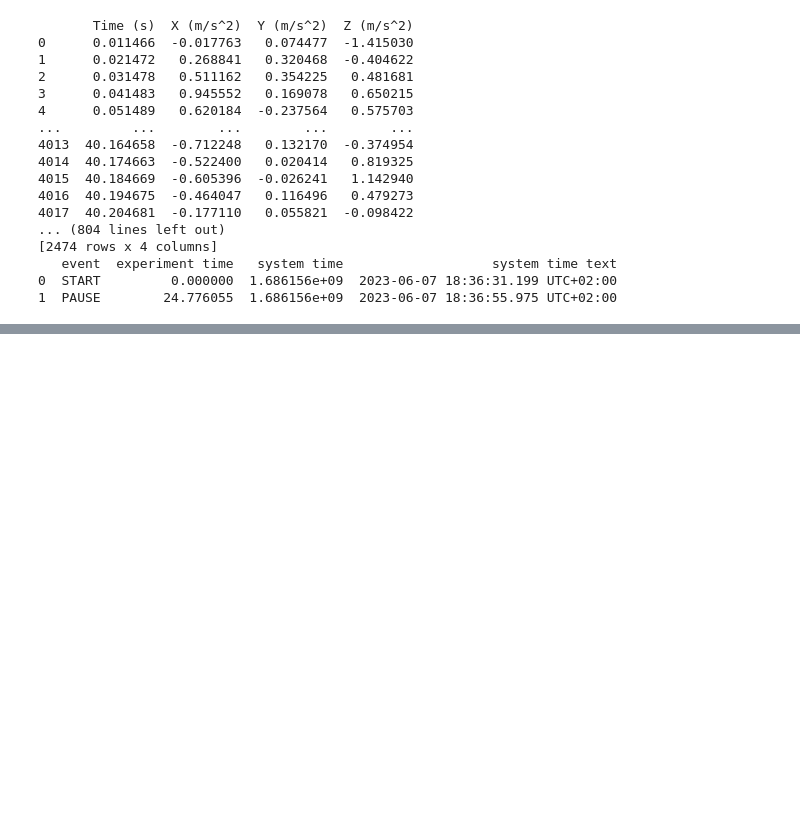
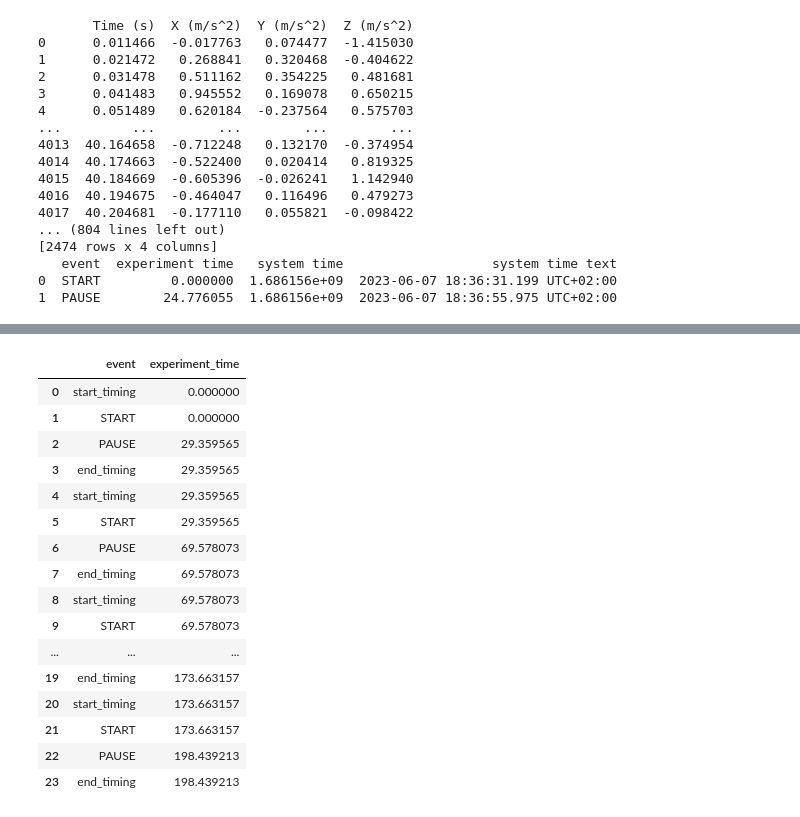
Before and after one commit to florencecornelissen/ML4QS2023A1, a Jupyter notebook: Python3Code/cleandatasets.ipynb, the cells around one changed output, grey strips where cells are left out. Cells and saved outputs as stored; diff of their text form; code cells hidden in the pictures; blank space fills up the shorter version.

```diff
--- a/cleandatasets.ipynb
+++ b/Python3Code/cleandatasets.ipynb
@@ -181,0 +243,35 @@ for df in dataframes.keys():
+# %%
+new_rows = []
+
+for i, row in timesdf.iterrows():
+    if row['event'] == 'START':
+        new_rows.append({'event': 'start_timing', 'experiment_time': row['experiment_time']})
+    new_rows.append(row)  # Add the current row
+    if row['event'] == 'PAUSE':
+        new_rows.append({'event': 'end_timing', 'experiment_time': row['experiment_time']})
+
+# Create a new DataFrame with the updated rows
+timesdf = pd.DataFrame(new_rows, columns=['event', 'experiment_time'])
+
+# Reset the index
+timesdf.reset_index(drop=True, inplace=True)
+# %%
+timesdf
+# %% [output]
+|  | event | experiment_time |
+| 0 | start_timing | 0.000000 |
+| 1 | START | 0.000000 |
+| 2 | PAUSE | 29.359565 |
+| 3 | end_timing | 29.359565 |
+| 4 | start_timing | 29.359565 |
+| 5 | START | 29.359565 |
+| 6 | PAUSE | 69.578073 |
+| 7 | end_timing | 69.578073 |
+| 8 | start_timing | 69.578073 |
+| 9 | START | 69.578073 |
+| ... | ... | ... |
+| 19 | end_timing | 173.663157 |
+| 20 | start_timing | 173.663157 |
+| 21 | START | 173.663157 |
+| 22 | PAUSE | 198.439213 |
+| 23 | end_timing | 198.439213 |
```
Also changed, not shown: parts of 11 cells of this notebook, 5 other files.
